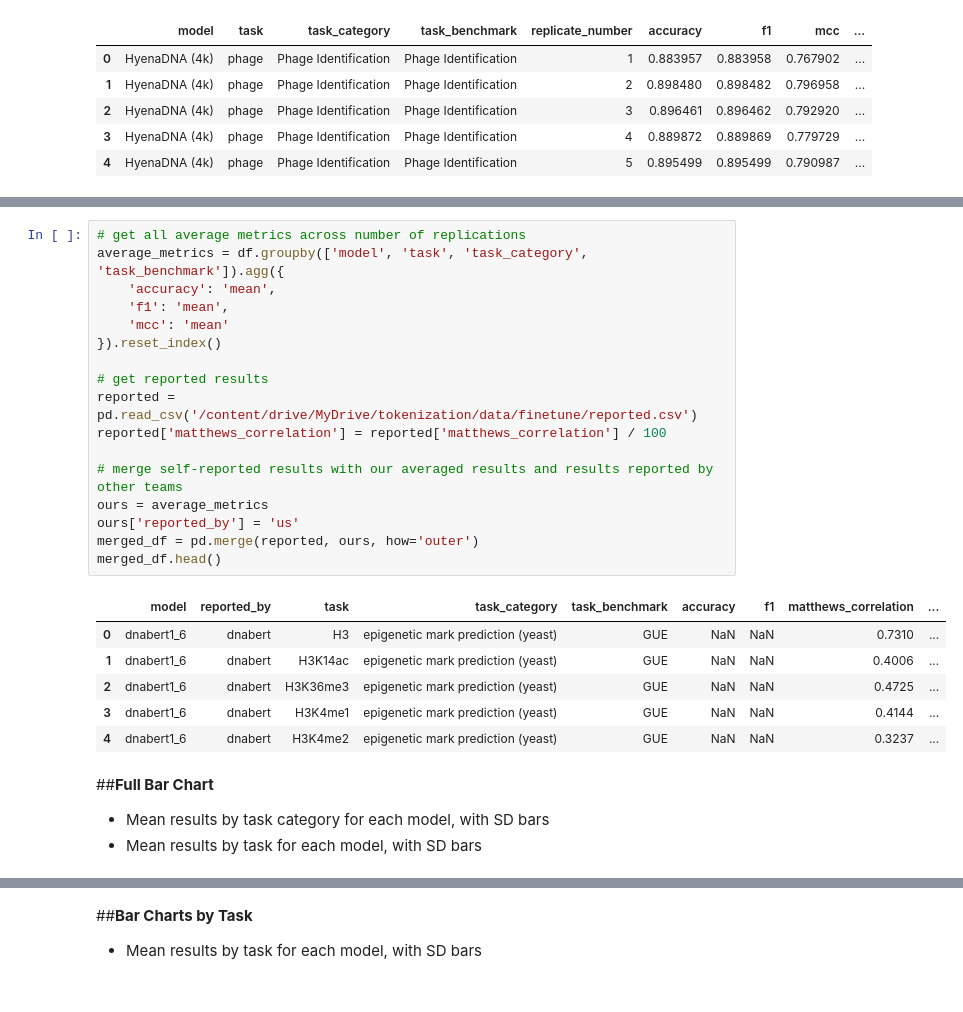
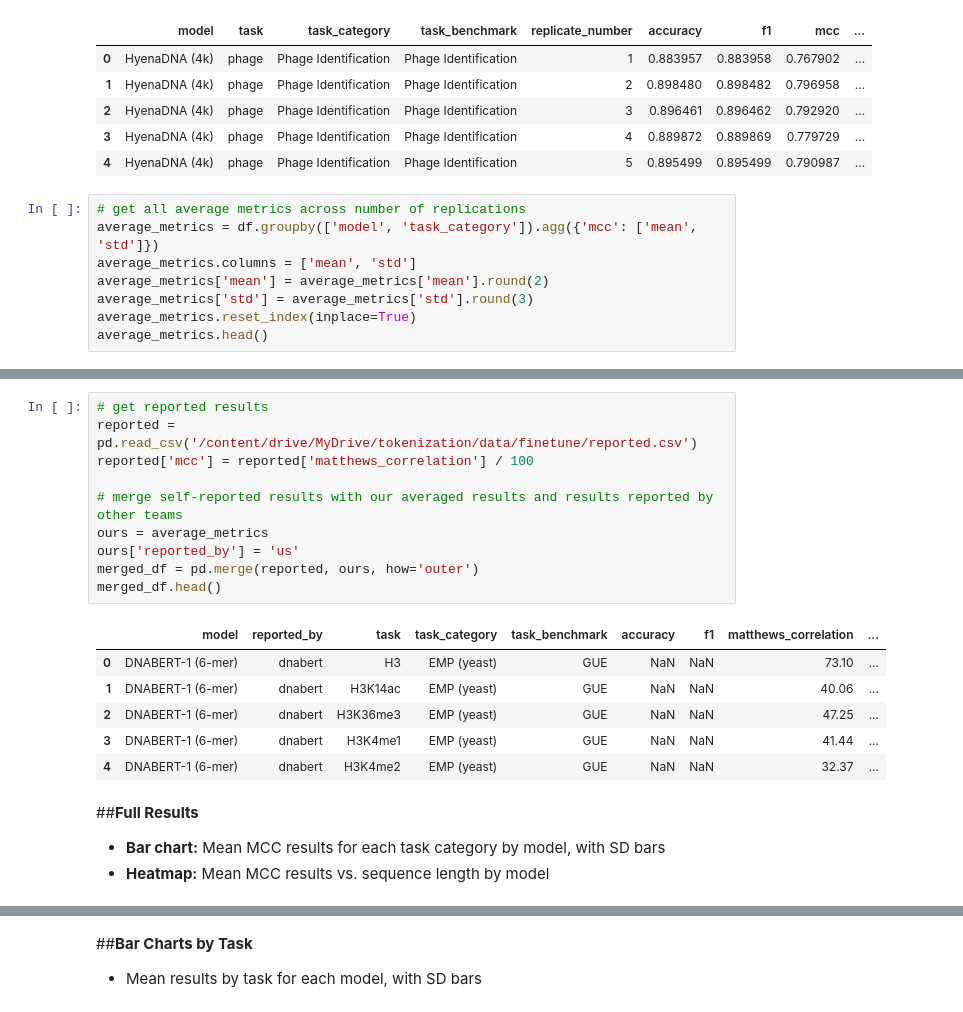
Before and after one commit to anihab/dnaTokenization, a Jupyter notebook: results.ipynb, the cells around one changed output, grey strips where cells are left out. Saved outputs shown, nothing was run; the diff lists cells and outputs as text.

```diff
--- a/results.ipynb
+++ b/results.ipynb
@@ -43,3 +54,11 @@ phage_df.head()
 | 2 | HyenaDNA (4k) | phage | Phage Identification | Phage Identification | 3 | 0.896461 | 0.896462 | 0.792920 | ... |
 | 3 | HyenaDNA (4k) | phage | Phage Identification | Phage Identification | 4 | 0.889872 | 0.889869 | 0.779729 | ... |
 | 4 | HyenaDNA (4k) | phage | Phage Identification | Phage Identification | 5 | 0.895499 | 0.895499 | 0.790987 | ... |
+# %%
+# get all average metrics across number of replications
+average_metrics = df.groupby(['model', 'task_category']).agg({'mcc': ['mean', 'std']})
+average_metrics.columns = ['mean', 'std']
+average_metrics['mean'] = average_metrics['mean'].round(2)
+average_metrics['std'] = average_metrics['std'].round(3)
+average_metrics.reset_index(inplace=True)
+average_metrics.head()
@@ -46,29 +72,22 @@ phage_df.head()
 # %%
-# get all average metrics across number of replications
-average_metrics = df.groupby(['model', 'task', 'task_category', 'task_benchmark']).agg({
-    'accuracy': 'mean',
-    'f1': 'mean',
-    'mcc': 'mean'
-}).reset_index()
-
 # get reported results
 reported = pd.read_csv('/content/drive/MyDrive/tokenization/data/finetune/reported.csv')
-reported['matthews_correlation'] = reported['matthews_correlation'] / 100
+reported['mcc'] = reported['matthews_correlation'] / 100
 
 # merge self-reported results with our averaged results and results reported by other teams
 ours = average_metrics
 ours['reported_by'] = 'us'
 merged_df = pd.merge(reported, ours, how='outer')
 merged_df.head()
 # %% [output]
 |  | model | reported_by | task | task_category | task_benchmark | accuracy | f1 | matthews_correlation | ... |
-| 0 | dnabert1_6 | dnabert | H3 | epigenetic mark prediction (yeast) | GUE | NaN | NaN | 0.7310 | ... |
-| 1 | dnabert1_6 | dnabert | H3K14ac | epigenetic mark prediction (yeast) | GUE | NaN | NaN | 0.4006 | ... |
-| 2 | dnabert1_6 | dnabert | H3K36me3 | epigenetic mark prediction (yeast) | GUE | NaN | NaN | 0.4725 | ... |
-| 3 | dnabert1_6 | dnabert | H3K4me1 | epigenetic mark prediction (yeast) | GUE | NaN | NaN | 0.4144 | ... |
-| 4 | dnabert1_6 | dnabert | H3K4me2 | epigenetic mark prediction (yeast) | GUE | NaN | NaN | 0.3237 | ... |
+| 0 | DNABERT-1 (6-mer) | dnabert | H3 | EMP (yeast) | GUE | NaN | NaN | 73.10 | ... |
+| 1 | DNABERT-1 (6-mer) | dnabert | H3K14ac | EMP (yeast) | GUE | NaN | NaN | 40.06 | ... |
+| 2 | DNABERT-1 (6-mer) | dnabert | H3K36me3 | EMP (yeast) | GUE | NaN | NaN | 47.25 | ... |
+| 3 | DNABERT-1 (6-mer) | dnabert | H3K4me1 | EMP (yeast) | GUE | NaN | NaN | 41.44 | ... |
+| 4 | DNABERT-1 (6-mer) | dnabert | H3K4me2 | EMP (yeast) | GUE | NaN | NaN | 32.37 | ... |
 # %% [markdown]
-##**Full Bar Chart**
+##**Full Results**
 
-*  Mean results by task category for each model, with SD bars
-*  Mean results by task for each model, with SD bars
+*  **Bar chart:** Mean MCC results for each task category by model, with SD bars
+*  **Heatmap:** Mean MCC results vs. sequence length by model
```
Also changed, not shown: parts of 36 cells of this notebook.
